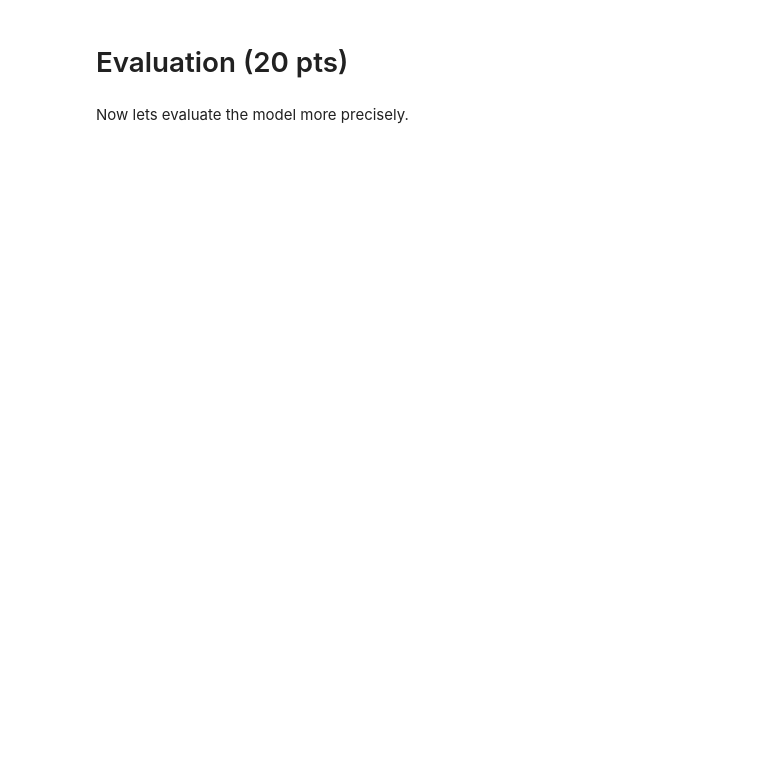
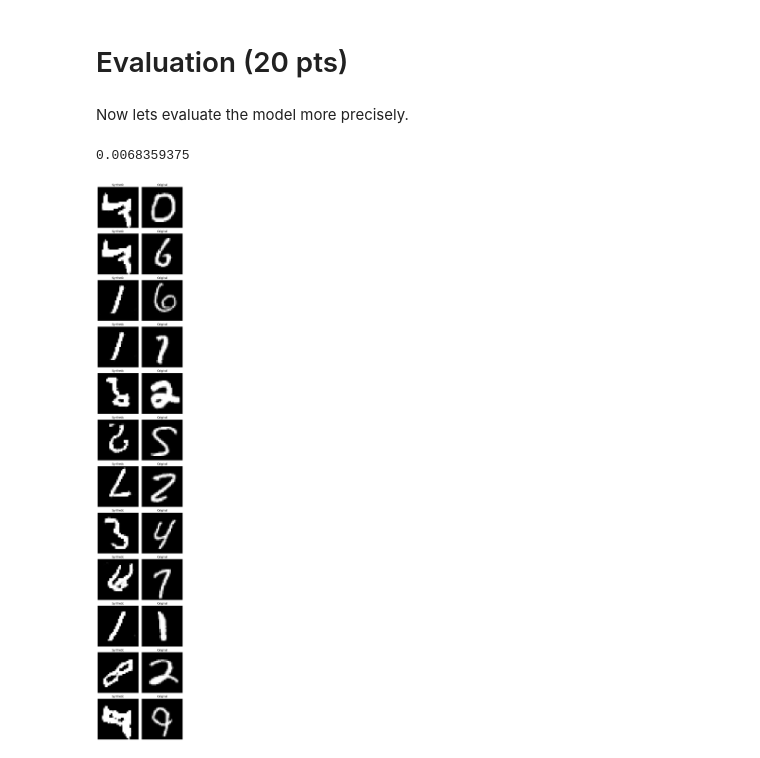
Before and after one commit to AmirHosseinNaghdi2003/Deep-Generative-Models, a Jupyter notebook: CHW4/DGM_HW4_Practical_1.ipynb, the cells around one changed output. Saved outputs shown, nothing was run; the diff lists cells and outputs as text; code cells hidden in the pictures; blank space fills up the shorter version.

```diff
--- a/CHW4/DGM_HW4_Practical_1.ipynb
+++ b/CHW4/DGM_HW4_Practical_1.ipynb
@@ -633,21 +659,55 @@ def compute_identifiability(orig_data, synth_data):
 # %%
+import numpy as np
+
+# Limit the number of samples to 1024
+MAX_SAMPLES = 1024
+
+# Load original data
 origin_data = []
 for img, _ in test_loader:
     origin_data.append(img.numpy())
+    if len(origin_data) * img.shape[0] >= MAX_SAMPLES:
+        break
 
-origin_data = np.concatenate(origin_data, axis=0)
+origin_data = np.concatenate(origin_data, axis=0).reshape(-1, 28 * 28)
 
-origin_data = origin_data.reshape(-1, 28*28)
-
+# Generate synthetic data
 synth_data = []
-for _ in range(len(test_loader)):
-    img = generate_image(model, BATCH_SIZE).squeeze().cpu().numpy()
+for _ in range(MAX_SAMPLES // BATCH_SIZE):
+    img = generate_image(model, sampler, BATCH_SIZE).squeeze().cpu().detach().numpy()
     synth_data.append(img)
 
-synth_data = np.concatenate(synth_data, axis=0)
+synth_data = np.concatenate(synth_data, axis=0).reshape(-1, 28 * 28)
 
-synth_data = synth_data.reshape(-1, 28*28)
-
-
+# Compute and print identifiability value
 identifiability_value = compute_identifiability(origin_data, synth_data)
 print(identifiability_value)
+# %% [output]
+0.0068359375
+# %%
+import matplotlib.pyplot as plt
+import numpy as np
+
+# Number of samples to plot
+num_samples = 12  # Adjust as needed
+
+# Define specific indices for image selection
+indices = [10, 50, 100, 111, 222, 333, 444, 555, 666, 777, 888, 999][:num_samples]
+
+# Ensure we don't exceed the available data size
+max_index = min(len(origin_data), len(synth_data))
+indices = [idx for idx in indices if idx < max_index]
+
+# Create subplots
+fig, axes = plt.subplots(len(indices), 2, figsize=(6, 3 * len(indices)))
+
+for i, idx in enumerate(indices):
+    for j, (data, title) in enumerate(zip([synth_data, origin_data], ["Synthetic", "Original"])):
+        axes[i, j].imshow(data[idx].reshape(28, 28), cmap='gray')
+        axes[i, j].axis('off')
+        axes[i, j].set_title(title)
+
+plt.tight_layout()
+plt.show()
+# %% [output]
+[figure, added]
```
Also changed, not shown: parts of 15 cells of this notebook.
